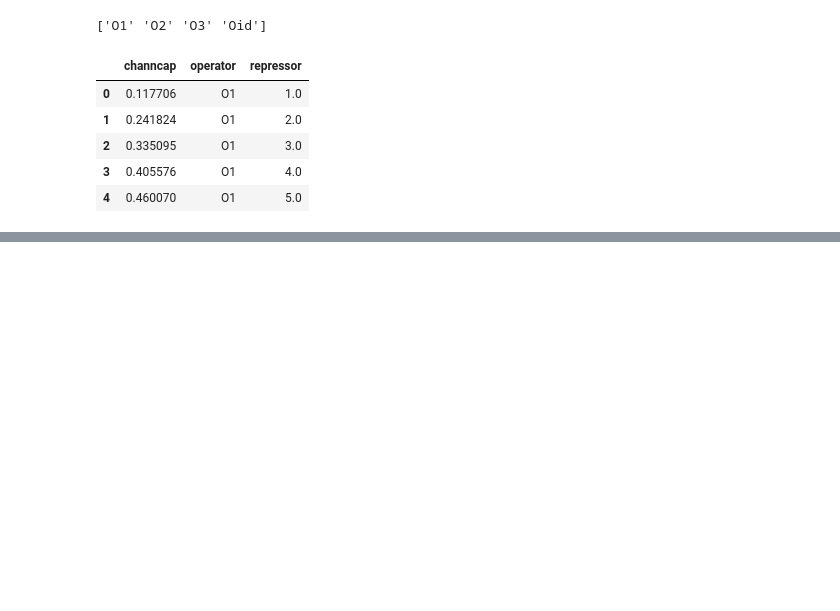
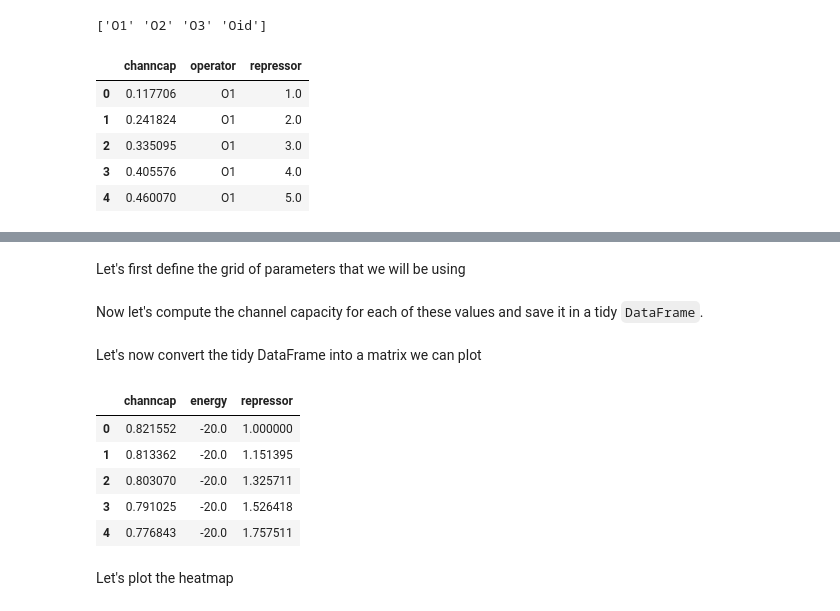
Before and after one commit to RPGroup-PBoC/chann_cap, a Jupyter notebook: src/theory/MaxEnt_approx_mRNA.ipynb, the cells around one changed output, grey strips where cells are left out. Saved outputs shown, nothing was run; the diff lists cells and outputs as text; code cells hidden in the pictures; blank space fills up the shorter version.

Commit message:
generate channcap heatmap for mRNA

```diff
--- a/src/theory/MaxEnt_approx_mRNA.ipynb
+++ b/src/theory/MaxEnt_approx_mRNA.ipynb
@@ -674,0 +683,2 @@ plt.savefig(figdir + 'repressor_vs_channcap_mRNA.pdf')
+# %% [markdown]
+Let's first define the grid of parameters that we will be using
@@ -674,0 +706,2 @@ plt.savefig(figdir + 'repressor_vs_channcap_mRNA.pdf')
+# %% [markdown]
+Now let's compute the channel capacity for each of these values and save it in a tidy `DataFrame`.
@@ -674,0 +737,14 @@ plt.savefig(figdir + 'repressor_vs_channcap_mRNA.pdf')
+# %% [markdown]
+Let's now convert the tidy DataFrame into a matrix we can plot
+# %%
+df_channcap = pd.read_csv(\
+              '../../data/csv_maxEnt_dist/chann_cap_mRNA_matrix.csv',
+                         header=0, index_col=None)
+df_channcap.head()
+# %% [output]
+|  | channcap | energy | repressor |
+| 0 | 0.821552 | -20.0 | 1.000000 |
+| 1 | 0.813362 | -20.0 | 1.151395 |
+| 2 | 0.803070 | -20.0 | 1.325711 |
+| 3 | 0.791025 | -20.0 | 1.526418 |
+| 4 | 0.776843 | -20.0 | 1.757511 |
@@ -674,0 +764,2 @@ plt.savefig(figdir + 'repressor_vs_channcap_mRNA.pdf')
+# %% [markdown]
+Let's plot the heatmap
```
Also changed, not shown: parts of 5 cells of this notebook.
